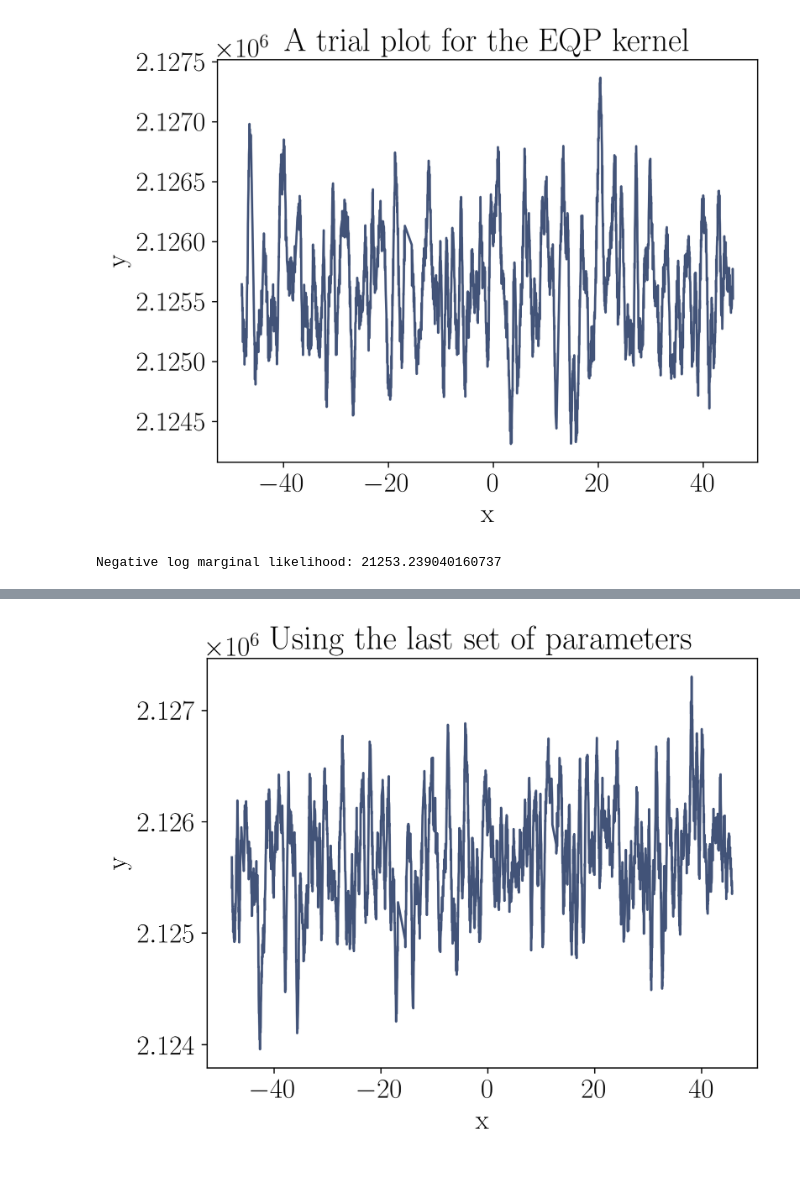
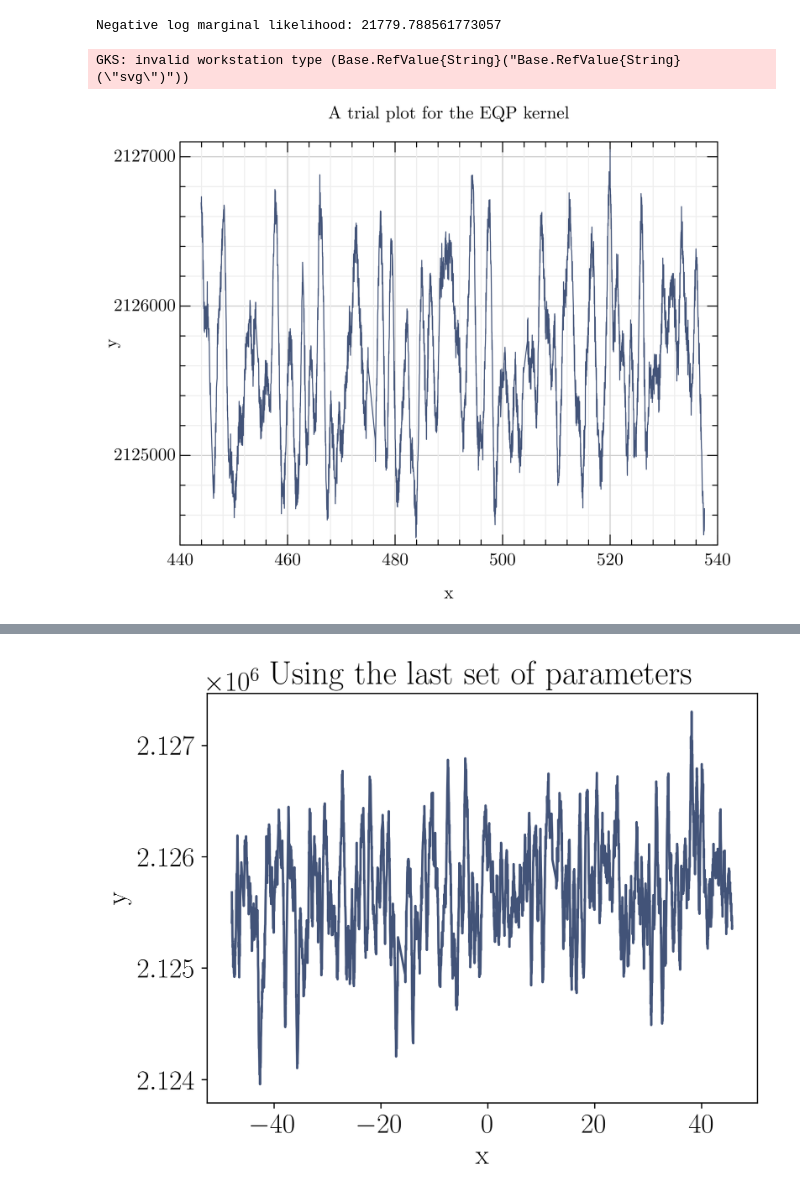
Before and after one commit to paveloom-c/GPKernels, a Jupyter notebook: notebooks/KIC1430163/EQP/EQP.ipynb, the cells around one changed output, grey strips where cells are left out. Drawn from its saved outputs; the diff is of its cells as text; code cells hidden in the pictures.

Commit message:
Revise the kernel notebook up to the optimization part.

```diff
--- a/notebooks/KIC1430163/EQP/EQP.ipynb
+++ b/notebooks/KIC1430163/EQP/EQP.ipynb
@@ -25,7 +53,7 @@ end
 # Calculate the negative log marginal likelihood
 function nlml(θ)
     A, l, P, μ, σ²ₙ = unpack(θ)
-    k = A * stretch(Stheno.EQ(), 1 / l^2) * Stheno.Cosine(P / 2)
+    k = EQPKernel(A, l, P)
     g = GP(μ, k, GPC())
     return -logpdf(g(t, σ²ₙ), f)
 end
@@ -33,33 +61,36 @@ end
 # %%
 # Select the trial parameters
 Aₜ = A₀
 lₜ = 0.60
 Pₜ = P₀
 μₜ = μ₀
 σ²ₙₜ = 5500
 
-# Create a kernel
-EQP = Aₜ * stretch(Stheno.EQ(), 1 / lₜ^2) * Stheno.Cosine(Pₜ / 2)
+# Initialize the test kernel
+k = EQPKernel(Aₜ, lₜ, Pₜ)
 
 # Create a Gaussian process
-g = GP(μₜ, EQP, GPC())
+g = GP(μₜ, k, GPC())
 
 # Take the values of one of the Gaussian process realizations
 # on the time values of the original time series
 x = t
 y = rand(g(x, σ²ₙₜ))
 
-plot(x, y; color)
+plot(x, y; linecolor)
 
-title(L"\textrm{A trial plot for the EQP kernel}")
-xlabel(L"\textrm{x}")
-ylabel(L"\textrm{y}")
+title("A trial plot for the EQP kernel")
+xlabel("x")
+ylabel("y")
 
 θ = [Aₜ, lₜ, Pₜ, μₜ, σ²ₙₜ]
 println("Negative log marginal likelihood: ", nlml(θ))
+
+gcf()
 # %% [output]
+Negative log marginal likelihood: 21779.788561773057
+GKS: invalid workstation type (Base.RefValue{String}("Base.RefValue{String}(\"svg\")"))
-[figure, old version]
+[figure, new version]
-Negative log marginal likelihood: 21253.239040160737
 # %%
 # Collect a parameters vector
 θ₀ = [A₀, lₜ, P₀, μ₀, σ²ₙₜ]
```
Also changed, not shown: parts of 3 cells of this notebook, 2 other files.
